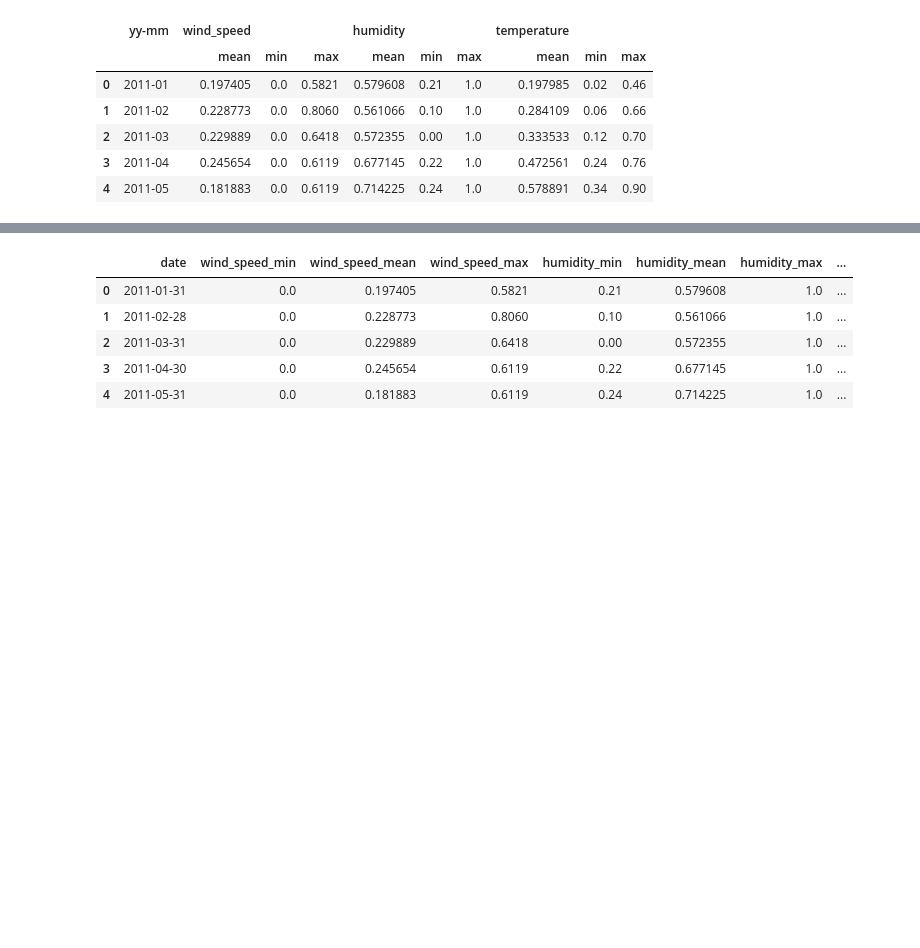
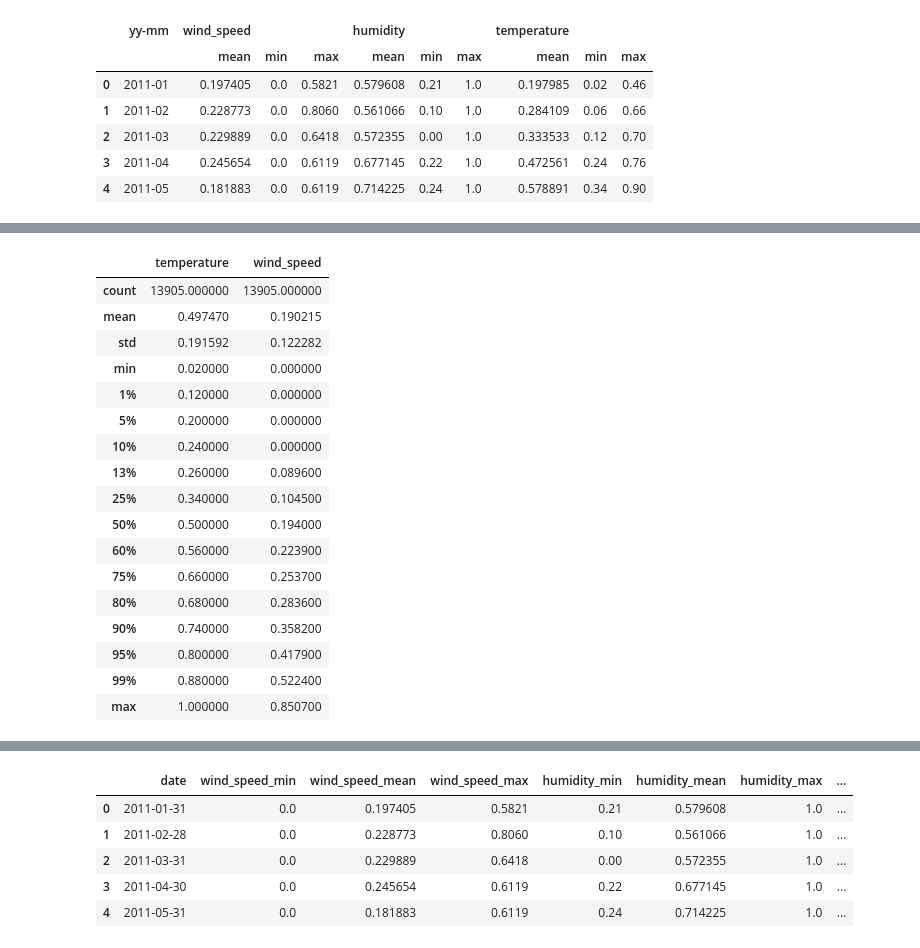
Before and after one commit to oecorrechag/Project-Italian, a Jupyter notebook: notebooks/2.0.0_descriptive.ipynb, the cells around one changed output, grey strips where cells are left out. Cells and saved outputs as stored; diff of their text form; code cells hidden in the pictures; blank space fills up the shorter version.

```diff
--- a/notebooks/2.0.0_descriptive.ipynb
+++ b/notebooks/2.0.0_descriptive.ipynb
@@ -105,0 +116,21 @@ df_time.head()
+# %%
+df[["temperature","wind_speed"]].describe([0.01,0.05,0.10,0.13,0.25,0.50,0.60,0.75,0.8,0.90,0.95, 0.99])
+# %% [output]
+|  | temperature | wind_speed |
+| count | 13905.000000 | 13905.000000 |
+| mean | 0.497470 | 0.190215 |
+| std | 0.191592 | 0.122282 |
+| min | 0.020000 | 0.000000 |
+| 1% | 0.120000 | 0.000000 |
+| 5% | 0.200000 | 0.000000 |
+| 10% | 0.240000 | 0.000000 |
+| 13% | 0.260000 | 0.089600 |
+| 25% | 0.340000 | 0.104500 |
+| 50% | 0.500000 | 0.194000 |
+| 60% | 0.560000 | 0.223900 |
+| 75% | 0.660000 | 0.253700 |
+| 80% | 0.680000 | 0.283600 |
+| 90% | 0.740000 | 0.358200 |
+| 95% | 0.800000 | 0.417900 |
+| 99% | 0.880000 | 0.522400 |
+| max | 1.000000 | 0.850700 |
```
Also changed, not shown: parts of 7 cells of this notebook.
